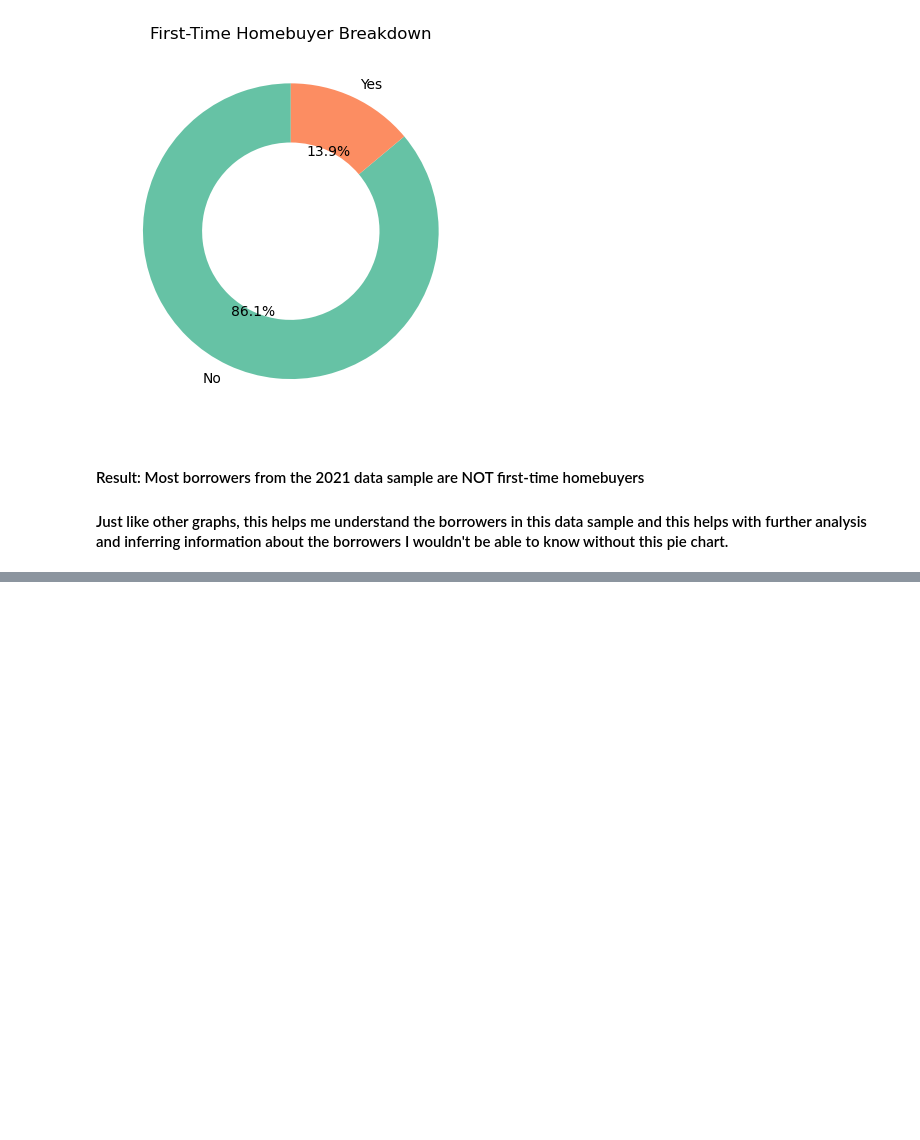
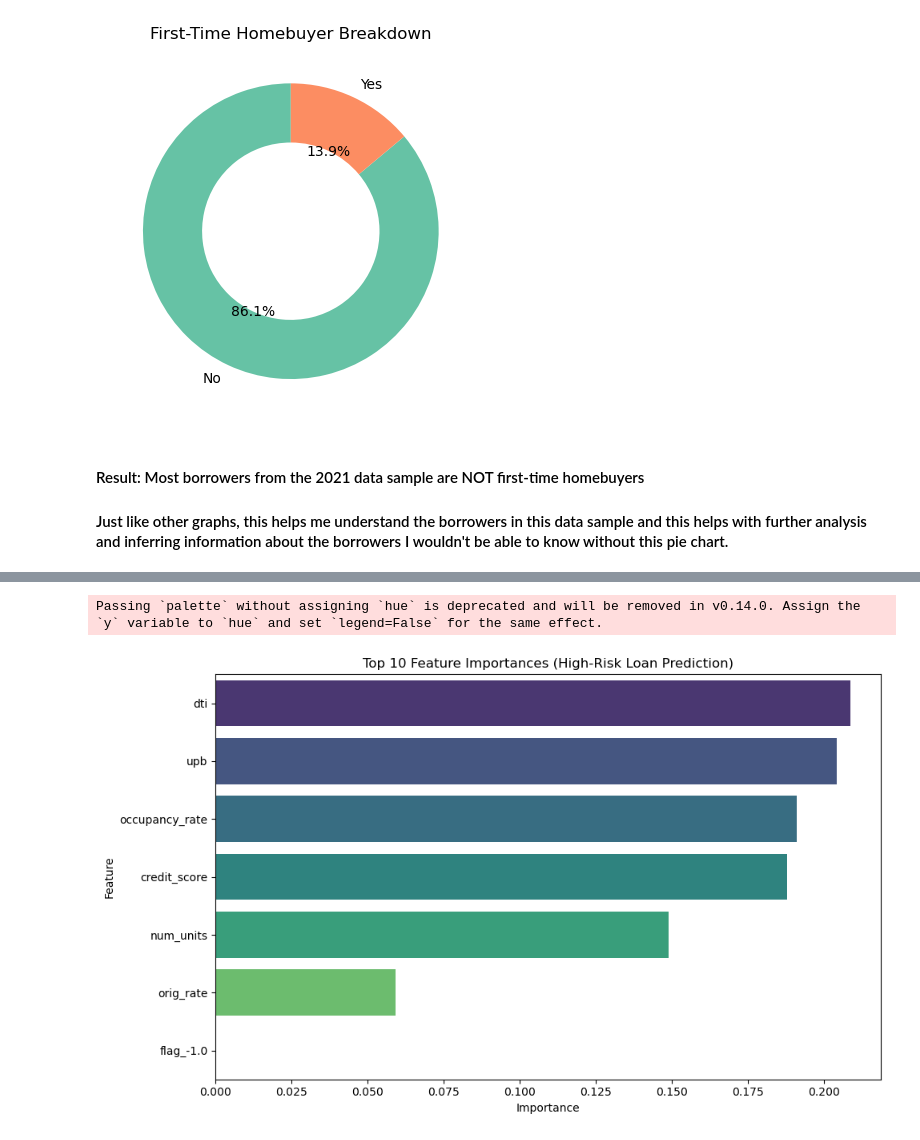
Before and after one commit to AaditRazdan/SPARK-Mortgage-Risk-Analysis, a Jupyter notebook: Exploratory_Analysis.ipynb, the cells around one changed output, grey strips where cells are left out. Saved outputs shown, nothing was run; the diff lists cells and outputs as text; code cells hidden in the pictures; blank space fills up the shorter version.

```diff
--- a/Exploratory_Analysis.ipynb
+++ b/Exploratory_Analysis.ipynb
@@ -345,0 +348,43 @@ plt.show()
+# %%
+final_df['property_value'] = final_df['cltv_score_scaled'] / 100 * final_df['upb']
+final_df['cltv_percent'] = (final_df['cltv_score_scaled'] / final_df['property_value']) * 100
+final_df['high_risk'] = final_df['cltv_percent'] > 90
+
+final_df['dti'] = final_df['dti'].clip(upper=100)
+final_df['credit_score'] = final_df['credit_score'].clip(upper=900)
+
+features = [
+    'credit_score', 'dti', 'occupancy_rate', 'orig_rate', 'num_units',
+    'channel', 'seller_grouped', 'term', 'loan_type', 'flag', 'upb'
+]
+
+features = [col for col in features if col in final_df.columns]
+
+x = final_df[features].copy().fillna(-1)
+y = final_df.loc[x.index, 'high_risk']
+
+categorical_cols = [col for col in ['flag', 'channel', 'loan_type', 'seller_grouped'] if col in x.columns]
+x_encoded = pd.get_dummies(x, columns = categorical_cols)
+
+x_train, x_test, y_train, y_test = train_test_split(x_encoded, y, test_size = 0.3, random_state = 42)
+
+clf = RandomForestClassifier(class_weight = 'balanced', random_state = 42)
+clf.fit(x_train, y_train)
+
+importances = clf.feature_importances_
+importance_df = pd.DataFrame({
+    'feature': x_encoded.columns,
+    'importance': importances
+}).sort_values(by = 'importance', ascending = False).head(10)
+
+plt.figure(figsize = (10,6))
+sns.barplot(data = importance_df, x = 'importance', y = 'feature', palette = 'viridis')
+plt.title('Top 10 Feature Importances (High-Risk Loan Prediction)')
+plt.xlabel('Importance')
+plt.ylabel('Feature')
+plt.xlim(0, importance_df['importance'].max() + 0.01)
+plt.tight_layout()
+plt.show()
+# %% [output]
+Passing `palette` without assigning `hue` is deprecated and will be removed in v0.14.0. Assign the `y` variable to `hue` and set `legend=False` for the same effect.
+[figure, added]
```
Also changed, not shown: parts of 9 cells of this notebook.
